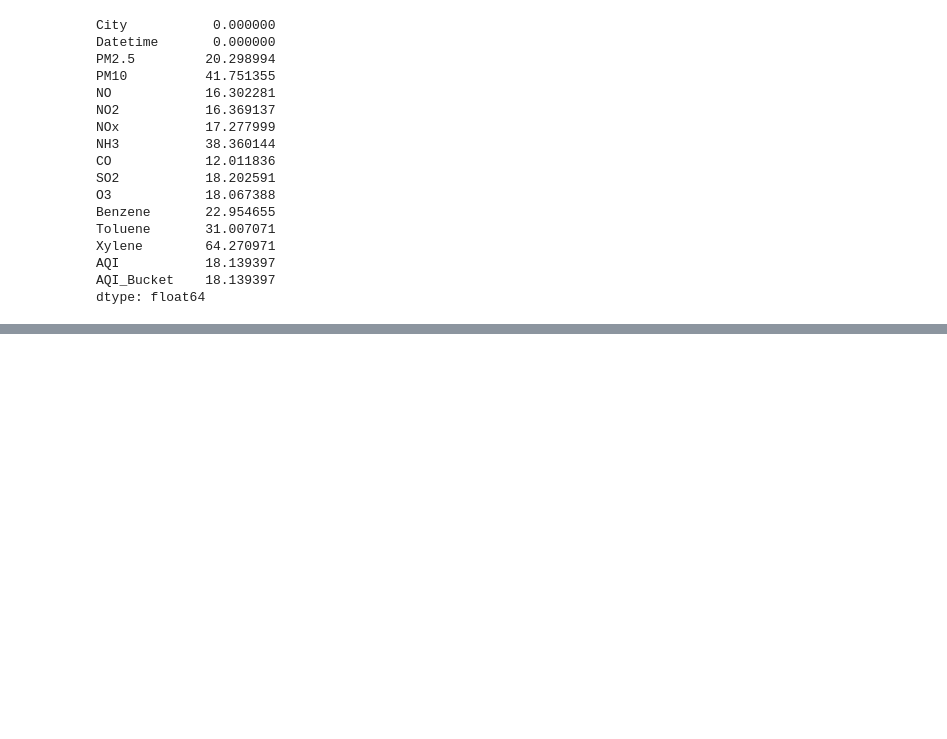
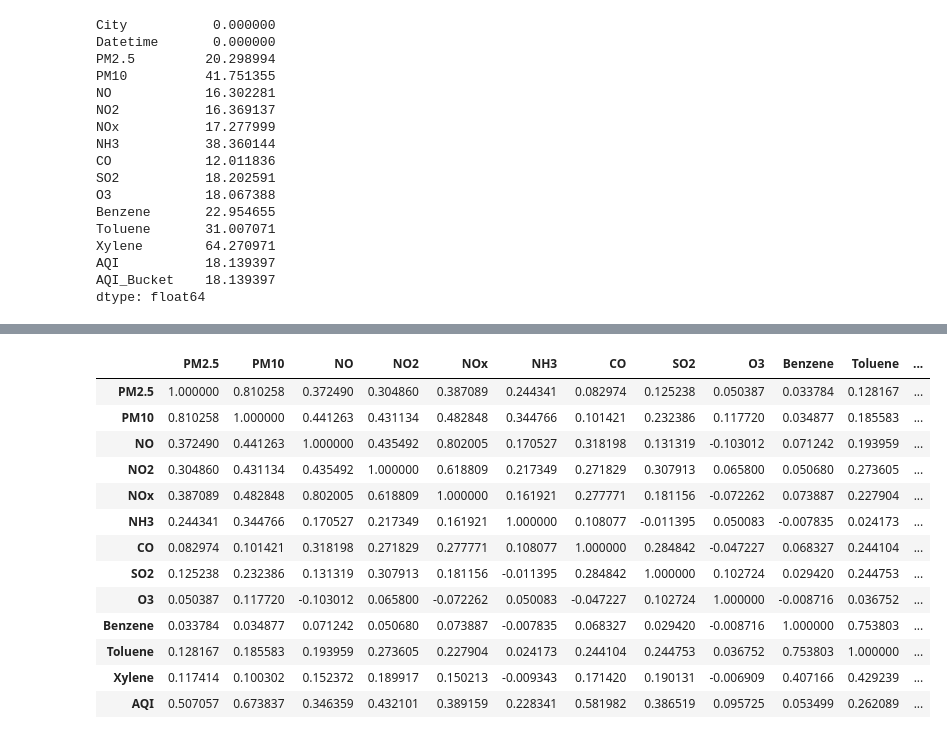
Before and after one commit to Naresh-Dhimal/Air_Quality_Bucket_Classification, a Jupyter notebook: notebooks/data_ingestion.ipynb, the cells around one changed output, grey strips where cells are left out. Drawn from its saved outputs; the diff is of its cells as text; code cells hidden in the pictures; blank space fills up the shorter version.

```diff
--- a/notebooks/data_ingestion.ipynb
+++ b/notebooks/data_ingestion.ipynb
@@ -144,0 +270,18 @@ dtype: float64
+# %%
+# calculating the correlation
+df.corr(numeric_only=True)
+# %% [output]
+|  | PM2.5 | PM10 | NO | NO2 | NOx | NH3 | CO | SO2 | O3 | Benzene | Toluene | ... |
+| PM2.5 | 1.000000 | 0.810258 | 0.372490 | 0.304860 | 0.387089 | 0.244341 | 0.082974 | 0.125238 | 0.050387 | 0.033784 | 0.128167 | ... |
+| PM10 | 0.810258 | 1.000000 | 0.441263 | 0.431134 | 0.482848 | 0.344766 | 0.101421 | 0.232386 | 0.117720 | 0.034877 | 0.185583 | ... |
+| NO | 0.372490 | 0.441263 | 1.000000 | 0.435492 | 0.802005 | 0.170527 | 0.318198 | 0.131319 | -0.103012 | 0.071242 | 0.193959 | ... |
+| NO2 | 0.304860 | 0.431134 | 0.435492 | 1.000000 | 0.618809 | 0.217349 | 0.271829 | 0.307913 | 0.065800 | 0.050680 | 0.273605 | ... |
+| NOx | 0.387089 | 0.482848 | 0.802005 | 0.618809 | 1.000000 | 0.161921 | 0.277771 | 0.181156 | -0.072262 | 0.073887 | 0.227904 | ... |
+| NH3 | 0.244341 | 0.344766 | 0.170527 | 0.217349 | 0.161921 | 1.000000 | 0.108077 | -0.011395 | 0.050083 | -0.007835 | 0.024173 | ... |
+| CO | 0.082974 | 0.101421 | 0.318198 | 0.271829 | 0.277771 | 0.108077 | 1.000000 | 0.284842 | -0.047227 | 0.068327 | 0.244104 | ... |
+| SO2 | 0.125238 | 0.232386 | 0.131319 | 0.307913 | 0.181156 | -0.011395 | 0.284842 | 1.000000 | 0.102724 | 0.029420 | 0.244753 | ... |
+| O3 | 0.050387 | 0.117720 | -0.103012 | 0.065800 | -0.072262 | 0.050083 | -0.047227 | 0.102724 | 1.000000 | -0.008716 | 0.036752 | ... |
+| Benzene | 0.033784 | 0.034877 | 0.071242 | 0.050680 | 0.073887 | -0.007835 | 0.068327 | 0.029420 | -0.008716 | 1.000000 | 0.753803 | ... |
+| Toluene | 0.128167 | 0.185583 | 0.193959 | 0.273605 | 0.227904 | 0.024173 | 0.244104 | 0.244753 | 0.036752 | 0.753803 | 1.000000 | ... |
+| Xylene | 0.117414 | 0.100302 | 0.152372 | 0.189917 | 0.150213 | -0.009343 | 0.171420 | 0.190131 | -0.006909 | 0.407166 | 0.429239 | ... |
+| AQI | 0.507057 | 0.673837 | 0.346359 | 0.432101 | 0.389159 | 0.228341 | 0.581982 | 0.386519 | 0.095725 | 0.053499 | 0.262089 | ... |
```
Also changed, not shown: parts of 34 cells of this notebook, 2 other files.
